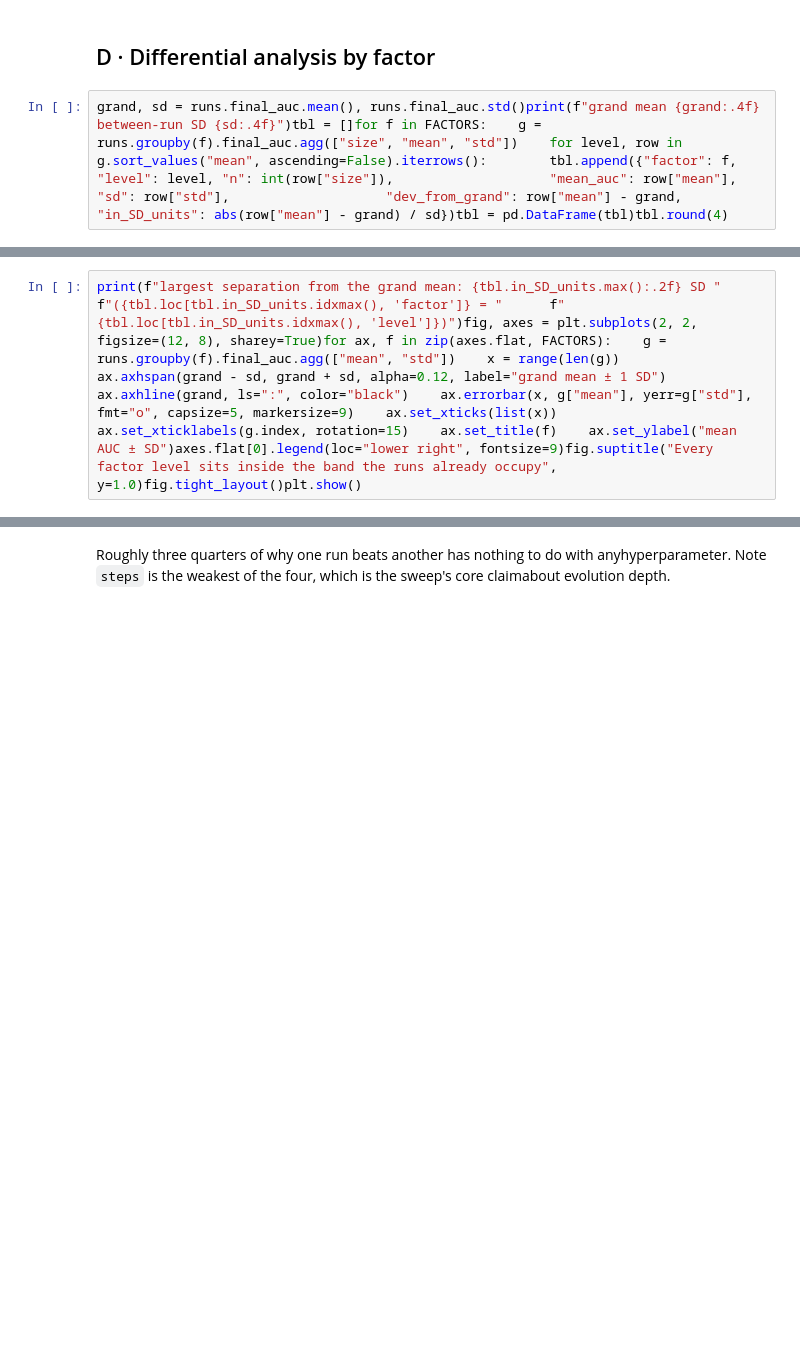
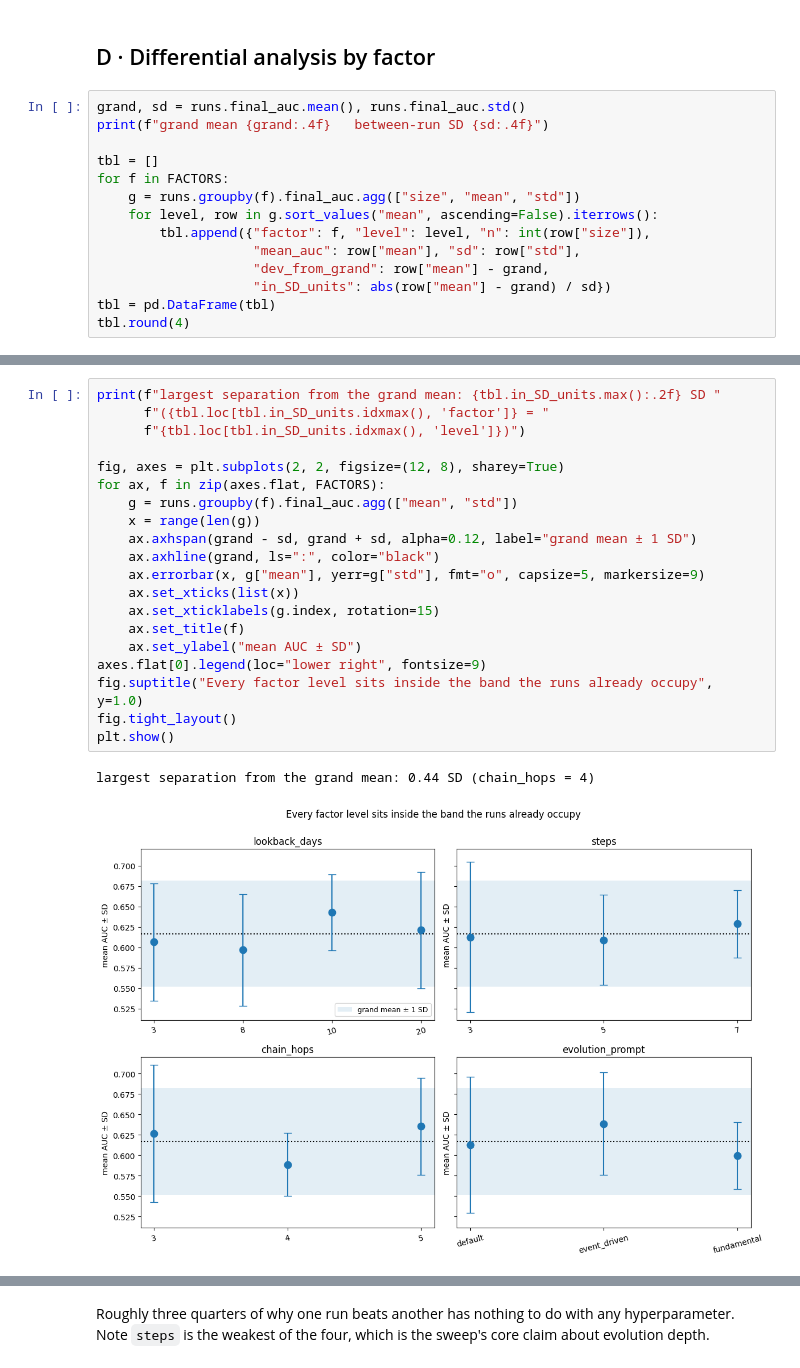
Before and after one commit to jjfrackowiak/finance-kg-builder, a Jupyter notebook: analysis/tsla36_2026-08-09/report.ipynb, the cells around one changed output, grey strips where cells are left out. Drawn from its saved outputs; the diff is of its cells as text; blank space fills up the shorter version.

```diff
--- a/analysis/tsla36_2026-08-09/report.ipynb
+++ b/analysis/tsla36_2026-08-09/report.ipynb
@@ -35,4 +191,16 @@ Hop depth shifts the *probability* of an empty block rather than determining it.
 # %% [markdown]
 ## D · Differential analysis by factor
 # %%
-grand, sd = runs.final_auc.mean(), runs.final_auc.std()print(f"grand mean {grand:.4f}   between-run SD {sd:.4f}")tbl = []for f in FACTORS:    g = runs.groupby(f).final_auc.agg(["size", "mean", "std"])    for level, row in g.sort_values("mean", ascending=False).iterrows():        tbl.append({"factor": f, "level": level, "n": int(row["size"]),                    "mean_auc": row["mean"], "sd": row["std"],                    "dev_from_grand": row["mean"] - grand,                    "in_SD_units": abs(row["mean"] - grand) / sd})tbl = pd.DataFrame(tbl)tbl.round(4)
+grand, sd = runs.final_auc.mean(), runs.final_auc.std()
+print(f"grand mean {grand:.4f}   between-run SD {sd:.4f}")
+
+tbl = []
+for f in FACTORS:
+    g = runs.groupby(f).final_auc.agg(["size", "mean", "std"])
+    for level, row in g.sort_values("mean", ascending=False).iterrows():
+        tbl.append({"factor": f, "level": level, "n": int(row["size"]),
+                    "mean_auc": row["mean"], "sd": row["std"],
+                    "dev_from_grand": row["mean"] - grand,
+                    "in_SD_units": abs(row["mean"] - grand) / sd})
+tbl = pd.DataFrame(tbl)
+tbl.round(4)
@@ -39,3 +223,24 @@ grand, sd = runs.final_auc.mean(), runs.final_auc.std()print(f"grand mean {grand
 # %%
-print(f"largest separation from the grand mean: {tbl.in_SD_units.max():.2f} SD "      f"({tbl.loc[tbl.in_SD_units.idxmax(), 'factor']} = "      f"{tbl.loc[tbl.in_SD_units.idxmax(), 'level']})")fig, axes = plt.subplots(2, 2, figsize=(12, 8), sharey=True)for ax, f in zip(axes.flat, FACTORS):    g = runs.groupby(f).final_auc.agg(["mean", "std"])    x = range(len(g))    ax.axhspan(grand - sd, grand + sd, alpha=0.12, label="grand mean ± 1 SD")    ax.axhline(grand, ls=":", color="black")    ax.errorbar(x, g["mean"], yerr=g["std"], fmt="o", capsize=5, markersize=9)    ax.set_xticks(list(x))    ax.set_xticklabels(g.index, rotation=15)    ax.set_title(f)    ax.set_ylabel("mean AUC ± SD")axes.flat[0].legend(loc="lower right", fontsize=9)fig.suptitle("Every factor level sits inside the band the runs already occupy", y=1.0)fig.tight_layout()plt.show()
+print(f"largest separation from the grand mean: {tbl.in_SD_units.max():.2f} SD "
+      f"({tbl.loc[tbl.in_SD_units.idxmax(), 'factor']} = "
+      f"{tbl.loc[tbl.in_SD_units.idxmax(), 'level']})")
+
+fig, axes = plt.subplots(2, 2, figsize=(12, 8), sharey=True)
+for ax, f in zip(axes.flat, FACTORS):
+    g = runs.groupby(f).final_auc.agg(["mean", "std"])
+    x = range(len(g))
+    ax.axhspan(grand - sd, grand + sd, alpha=0.12, label="grand mean ± 1 SD")
+    ax.axhline(grand, ls=":", color="black")
+    ax.errorbar(x, g["mean"], yerr=g["std"], fmt="o", capsize=5, markersize=9)
+    ax.set_xticks(list(x))
+    ax.set_xticklabels(g.index, rotation=15)
+    ax.set_title(f)
+    ax.set_ylabel("mean AUC ± SD")
+axes.flat[0].legend(loc="lower right", fontsize=9)
+fig.suptitle("Every factor level sits inside the band the runs already occupy", y=1.0)
+fig.tight_layout()
+plt.show()
+# %% [output]
+largest separation from the grand mean: 0.44 SD (chain_hops = 4)
+[figure, added]
 # %%
```
Also changed, not shown: parts of 17 cells of this notebook, 1 other file.
